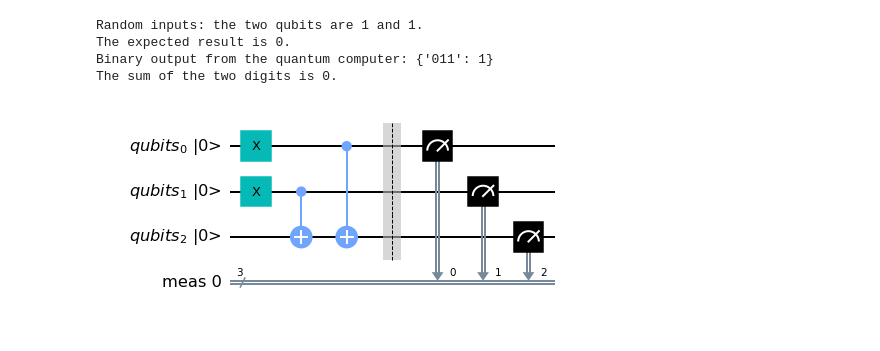
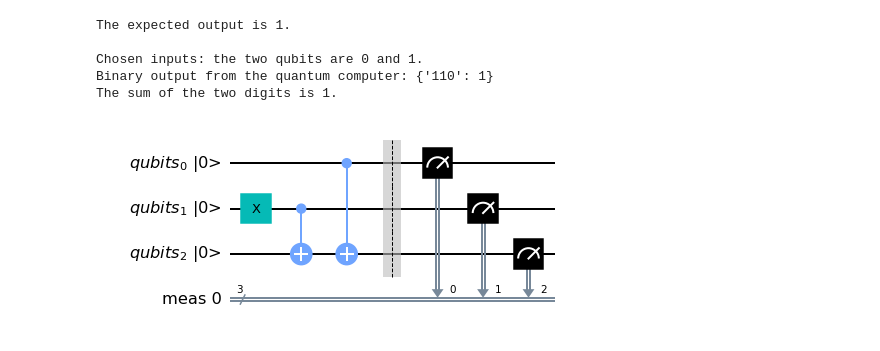
Before and after one commit to maxhant/shor_algorithm_qiskit, a Jupyter notebook: Project_visualization.ipynb, the cells around one changed output. Saved outputs shown, nothing was run; the diff lists cells and outputs as text; code cells hidden in the pictures.

```diff
--- a/Project_visualization.ipynb
+++ b/Project_visualization.ipynb
@@ -21,18 +23,17 @@ The sum of the two digits is 1 with a carry of 1.
 # %%
-"""
-One can run this cell. It shows the principles behind the Sum operator.
-It takes three qubits: two bits are added. The third one is the result which is always 0.
-It returns the two qubits unchanged, and the thrid qubit is the sum. 0 + 0 = 0, 1 + 1 = 0 and 1 + 0 = 1
-The unitary principle is also conserved.
-
-The circuit is also represented.
-"""
-from test_gates import test_Sum
-c = test_Sum()
+from visualization_gates import visualization_Sum
+#Modify here
+qubit1 = 0
+qubit2 = 1
+#Expected result
+print(f"The expected output is {(qubit1+qubit2)%2}.\n")
+#Result
+c = visualization_Sum(qubit1, qubit2)
 c.draw(output='mpl', scale=1, filename='circuit.png', interactive=False, plot_barriers=True, reverse_bits=False, justify=None, vertical_compression='high', idle_wires=True, with_layout=True, fold=-1, ax=None, initial_state=True, cregbundle=True)
 # %% [output]
-Random inputs: the two qubits are 1 and 1.
-The expected result is 0.
-Binary output from the quantum computer: {'011': 1}
-The sum of the two digits is 0.
+The expected output is 1.
+
+Chosen inputs: the two qubits are 0 and 1.
+Binary output from the quantum computer: {'110': 1}
+The sum of the two digits is 1.
-[figure, old version]
+[figure, new version]
```
Also changed, not shown: parts of 10 cells of this notebook, 1 other file.
